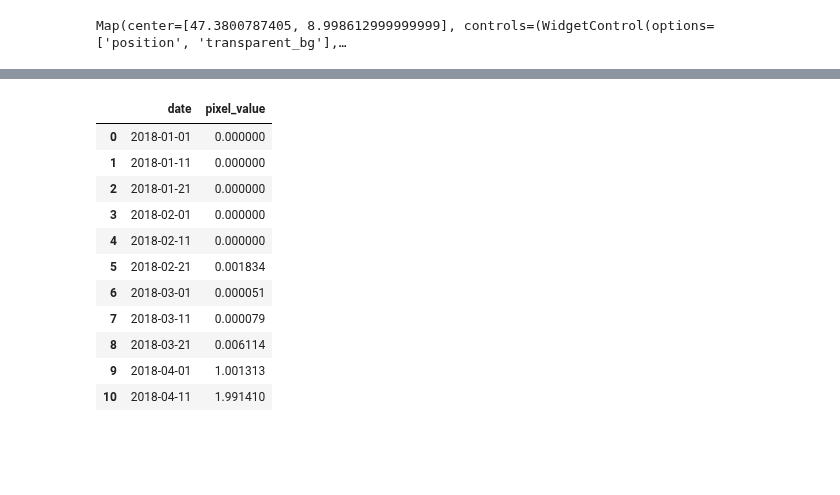
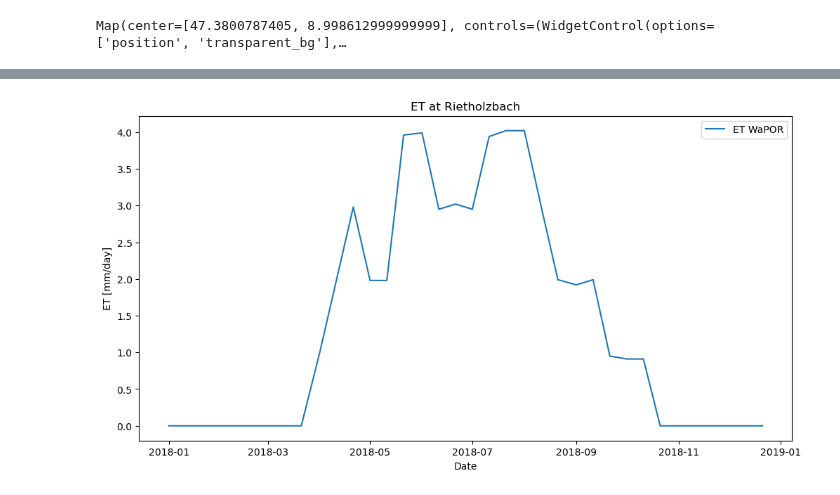
Before and after one commit to CooperBigFoot/ETblue-estimation, a Jupyter notebook: downscale_ET_data/validate_WaPOR_ET.ipynb, the cells around one changed output, grey strips where cells are left out. Cells and saved outputs as stored; diff of their text form; code cells hidden in the pictures; blank space fills up the shorter version.

```diff
--- a/downscale_ET_data/validate_WaPOR_ET.ipynb
+++ b/downscale_ET_data/validate_WaPOR_ET.ipynb
@@ -13,7 +13,7 @@ ee.Initialize(project="thurgau-irrigation")
 def set_negative_to_zero(image):
     return image.where(image.lt(0), 0)
 # %%
-et_collection_2018 = ee.ImageCollection("projects/thurgau-irrigation/assets/Thurgau/ET_WaPOR_10m_dekadal_2018")
+et_collection_2018 = ee.ImageCollection("projects/thurgau-irrigation/assets/Thurgau/ET_WaPOR_10m_dekadal_2018").sort("system:time_start")
 
 et_collection_2018.size().getInfo()
 # %% [output]
@@ -41,17 +37,19 @@ validation_et_collection.first().getInfo()
 # %%
+Map = geemap.Map()
 point = validation_et_collection.first().geometry()
 
-image = et_collection_2018.toList(33).get(25)
-Map = geemap.Map()
+image = ee.Image(et_collection_2018.toList(36).get(24))
+
 Map.centerObject(point, 12)
 Map.addLayer(point, {"color": "red"}, "point")
 options = {
     "bands": ["downscaled"],
     "min": 0,
-    "max": 3000,
+    "max": 300,
     "palette": ["blue", "white", "orange", "red"],
 }
 Map.addLayer(image, options, "ET")
+
 Map
 # %% [output]
 Map(center=[47.3800787405, 8.998612999999999], controls=(WidgetControl(options=['position', 'transparent_bg'],…
@@ -142,16 +126,17 @@ Date: Parameter 'value' is required.
-# %%
-df = geemap.ee_to_df(ee.FeatureCollection(raster_collection))
-df
-# %% [output]
-|  | date | pixel_value |
-| 0 | 2018-01-01 | 0.000000 |
-| 1 | 2018-01-11 | 0.000000 |
-| 2 | 2018-01-21 | 0.000000 |
-| 3 | 2018-02-01 | 0.000000 |
-| 4 | 2018-02-11 | 0.000000 |
-| 5 | 2018-02-21 | 0.001834 |
-| 6 | 2018-03-01 | 0.000051 |
-| 7 | 2018-03-11 | 0.000079 |
-| 8 | 2018-03-21 | 0.006114 |
-| 9 | 2018-04-01 | 1.001313 |
-| 10 | 2018-04-11 | 1.991410 |
+# %%
+df = geemap.ee_to_df(ee.FeatureCollection(raster_collection))
+df["ET_[mm/day]"] = df["pixel_value"] / 100
+
+
+df["date"] = pd.to_datetime(df["date"])
+df = df.set_index("date")
+
+plt.figure(figsize=(12, 6))
+plt.plot(df.index, df["ET_[mm/day]"], label="ET WaPOR")
+plt.xlabel("Date")
+plt.ylabel("ET [mm/day]")
+plt.title("ET at Rietholzbach")
+plt.legend()
+plt.show()
+# %% [output]
+[figure, added]
```
Also changed, not shown: parts of 10 cells of this notebook, 3 other files.
